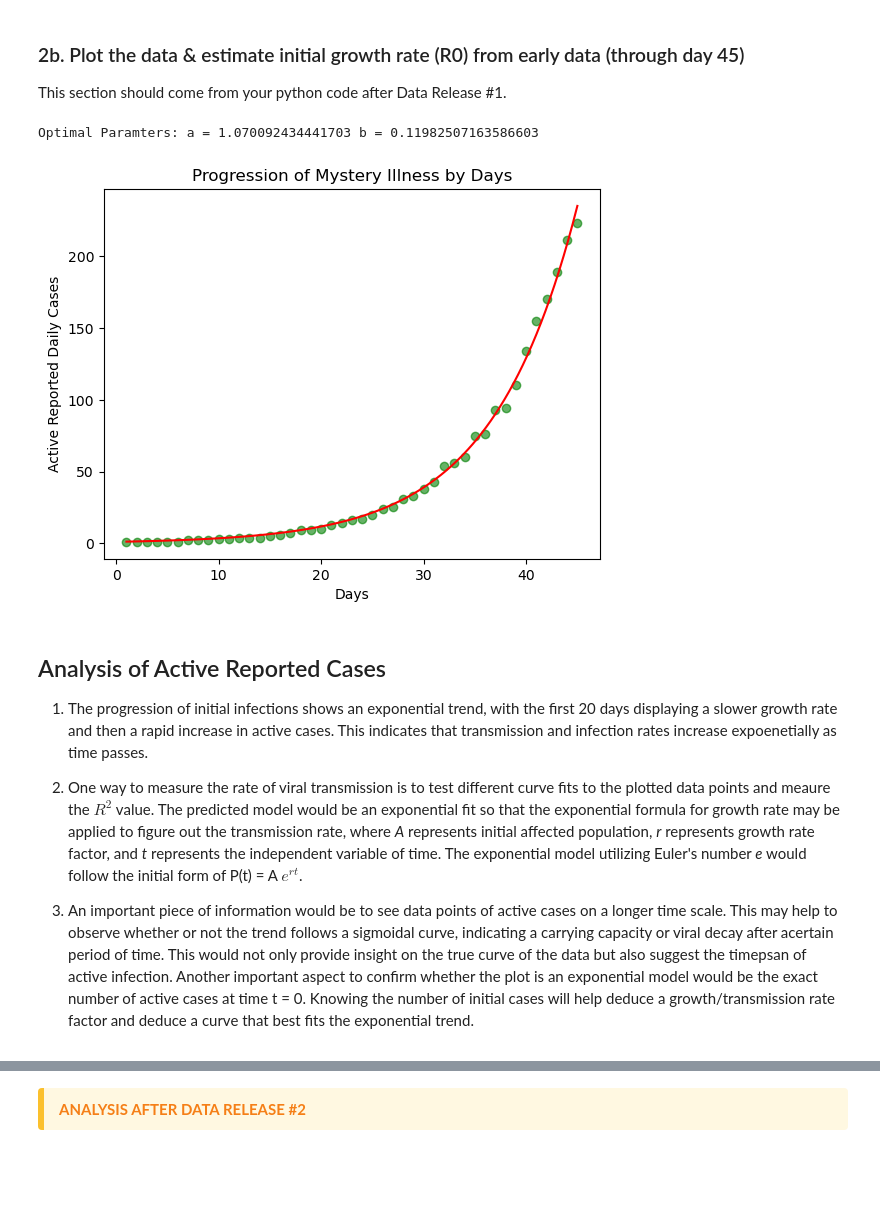
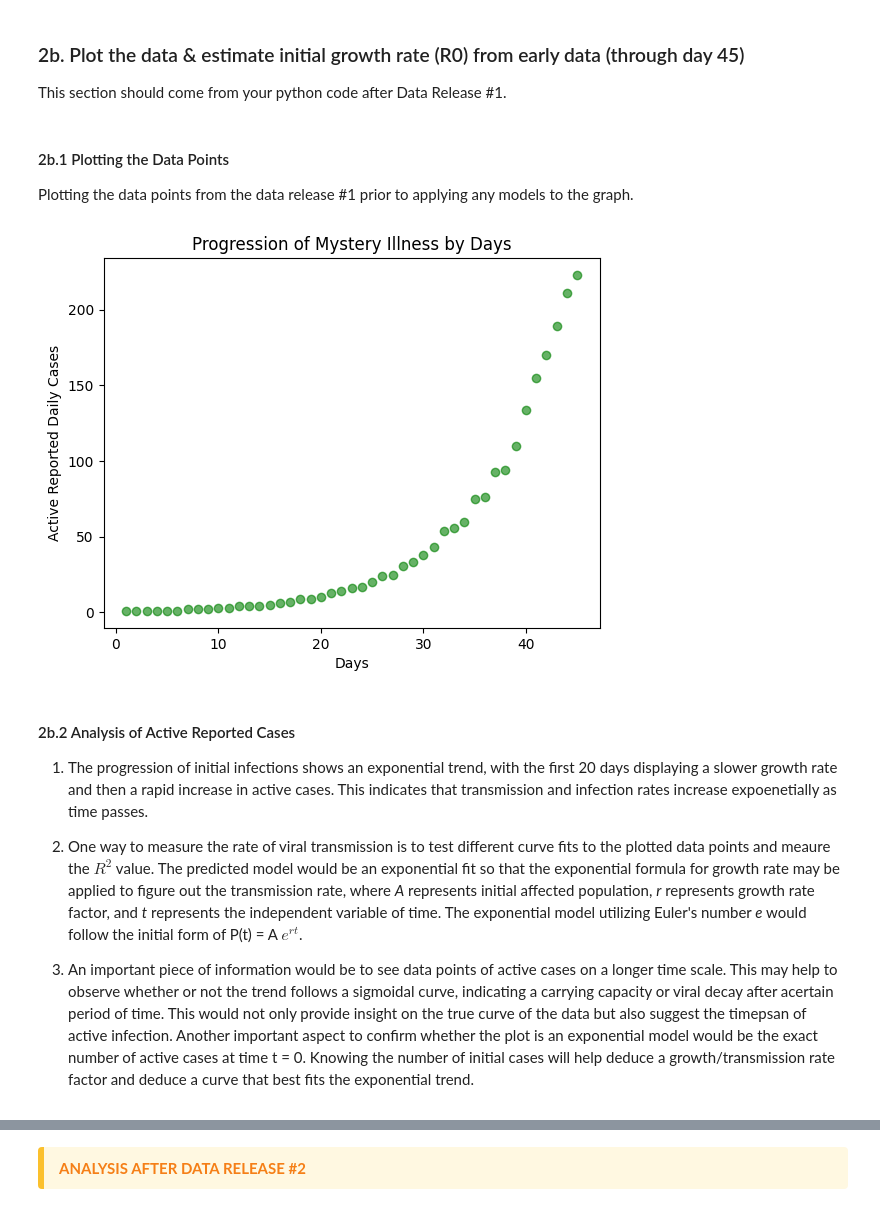
Before and after one commit to ktt920/Module-2-Epidemics-SIR-Modeling, a Jupyter notebook: Notebook examples/Template_student_final_notebook.ipynb, the cells around one changed output, grey strips where cells are left out. Cells and saved outputs as stored; diff of their text form; code cells hidden in the pictures; blank space fills up the shorter version.

```diff
--- a/Notebook examples/Template_student_final_notebook.ipynb
+++ b/Notebook examples/Template_student_final_notebook.ipynb
@@ -39,3 +39,7 @@ This section should be filled out sequentially as a full report of the work you'
 # %% [markdown]
 ### 2b. Plot the data & estimate initial growth rate (R0) from early data (through day 45)
 This section should come from your python code after Data Release #1.
+# %% [markdown]
+#### 2b.1 Plotting the Data Points
+
+Plotting the data points from the data release #1 prior to applying any models to the graph.
@@ -42,48 +52,24 @@ This section should come from your python code after Data Release #1.
+# %%
+# Load the data
+data = pd.read_csv('../Data/mystery_virus_daily_active_counts_RELEASE#1.csv', parse_dates=['date'], header=0, index_col=None)
+
+# Extract the information from data.
+# The x-variable will be the day progressed with the y variable being the number of active cases
+
+x_day = data['day']
+y_cases = data['active reported daily cases']
 # %%
-import pandas as pd
-import matplotlib.pyplot as plt
-import numpy as np
-from scipy.optimize import curve_fit
-
-
-# Load the data
-data = pd.read_csv('../Data/mystery_virus_daily_active_counts_RELEASE#1.csv', parse_dates=['date'], header=0, index_col=None)
-
-#Extract the information from data. The x-variable will be the day progressed with the y variable being the number of active cases
-
-x = data['day']
-y = data['active reported daily cases']
-
-#Define an exponential fit to the curve in the form of y = a^(x*b)
-# AI use statement: Google gemini was utilized to learnhow to code for an exponential fit.
-
-def exponential_function(x, a, b):
-    return a*np.exp(x*b)
-
-# Optimize parameters and fit a curve to the data.
-popt, pcov = curve_fit(exponential_function, x, y)
-
-# Extract optimal parameters
-optimal_a, optimal_b = popt
-print(f"Optimal Paramters: a = {optimal_a} b = {optimal_b}")
-
-x_fit = np.linspace(min(x), max(x), 100)
-y_fit = exponential_function(x_fit, optimal_a, optimal_b)
-
 # Plotting the scatter graph
-plt.scatter(x, y, alpha=0.6, color='green')
-plt.plot(x_fit, y_fit, 'r-', label = 'Fitted Curve')
+plt.scatter(x_day, y_cases, alpha=0.6, color='green', label='Actual Data')
 plt.title('Progression of Mystery Illness by Days')
 plt.xlabel('Days')
 plt.ylabel('Active Reported Daily Cases')
 
-
 plt.show()
 # %% [output]
-Optimal Paramters: a = 1.070092434441703 b = 0.11982507163586603
-[figure, old version]
+[figure, new version]
 # %% [markdown]
-## Analysis of Active Reported Cases
+#### 2b.2 Analysis of Active Reported Cases
 
 1. The progression of initial infections shows an exponential trend, with the first 20 days displaying a slower growth rate and then a rapid increase in active cases. This indicates that transmission and infection rates increase expoenetially as time passes.
 
```
Also changed, not shown: parts of 9 cells of this notebook.
